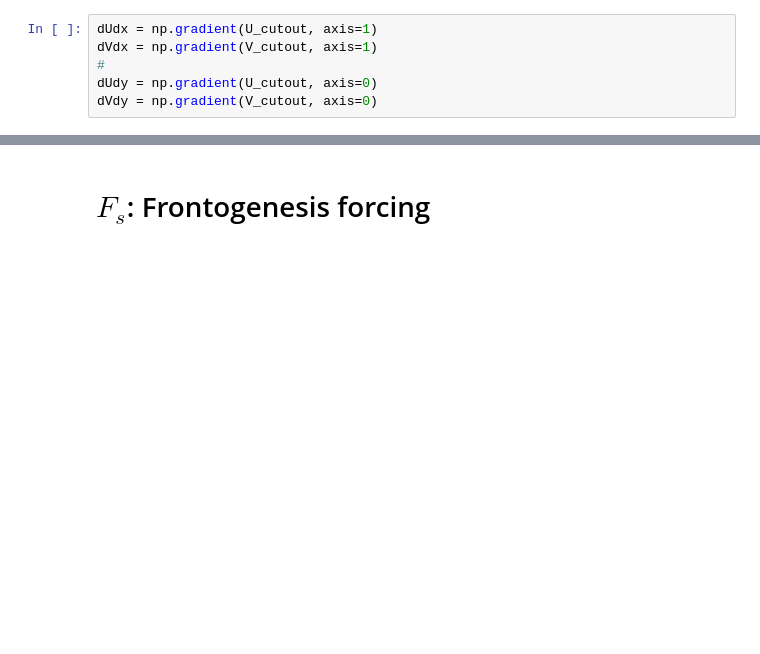
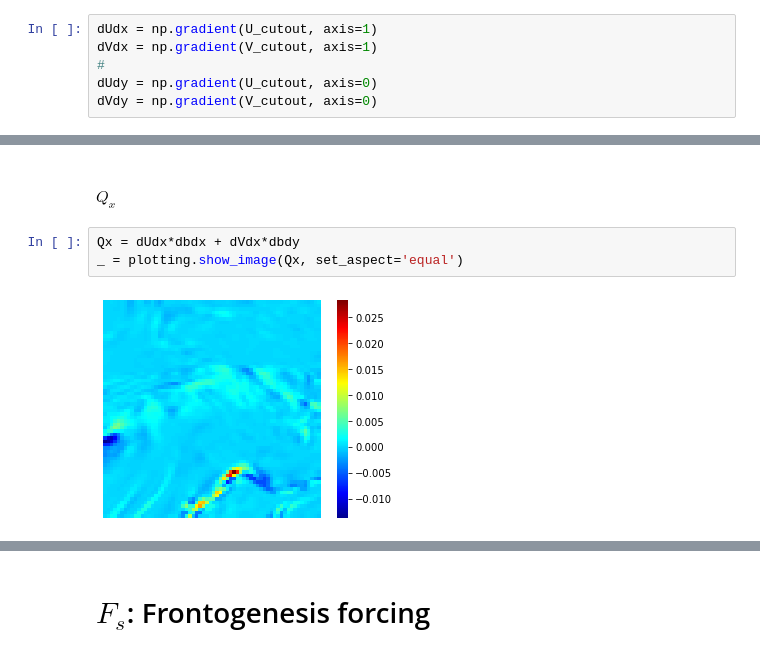
Before and after one commit to AI-for-Ocean-Science/ulmo, a Jupyter notebook: docs/nb/LLC/LLC_Frontogenesis.ipynb, the cells around one changed output, grey strips where cells are left out. Saved outputs shown, nothing was run; the diff lists cells and outputs as text; blank space fills up the shorter version.

```diff
--- a/docs/nb/LLC/LLC_Frontogenesis.ipynb
+++ b/docs/nb/LLC/LLC_Frontogenesis.ipynb
@@ -150,0 +165,7 @@ dVdy = np.gradient(V_cutout, axis=0)
+# %% [markdown]
+#### $Q_x$
+# %%
+Qx = dUdx*dbdx + dVdx*dbdy
+_ = plotting.show_image(Qx, set_aspect='equal')
+# %% [output]
+[figure, added]
```
Also changed, not shown: parts of 8 cells of this notebook, 4 other files.
